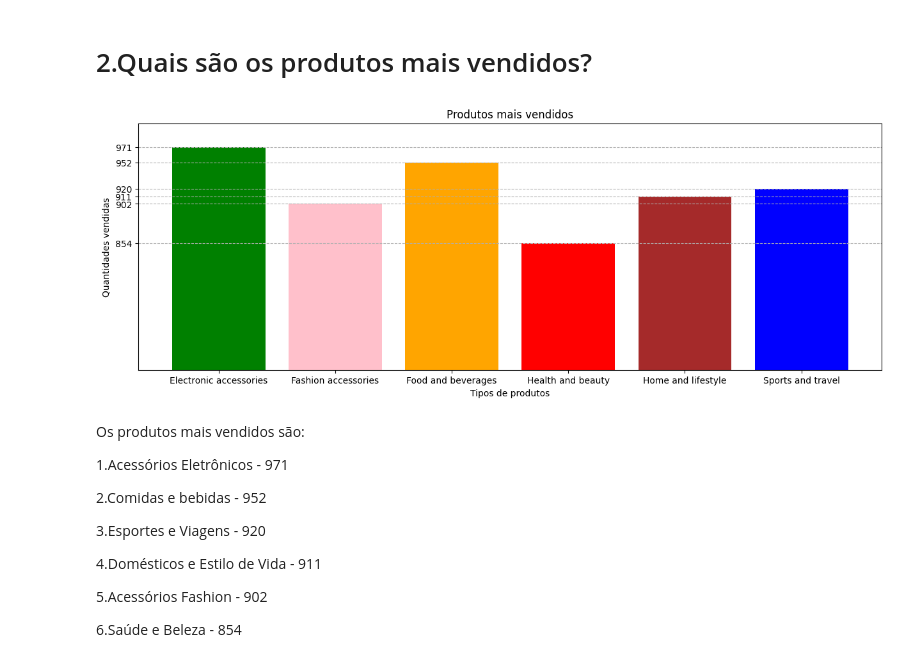
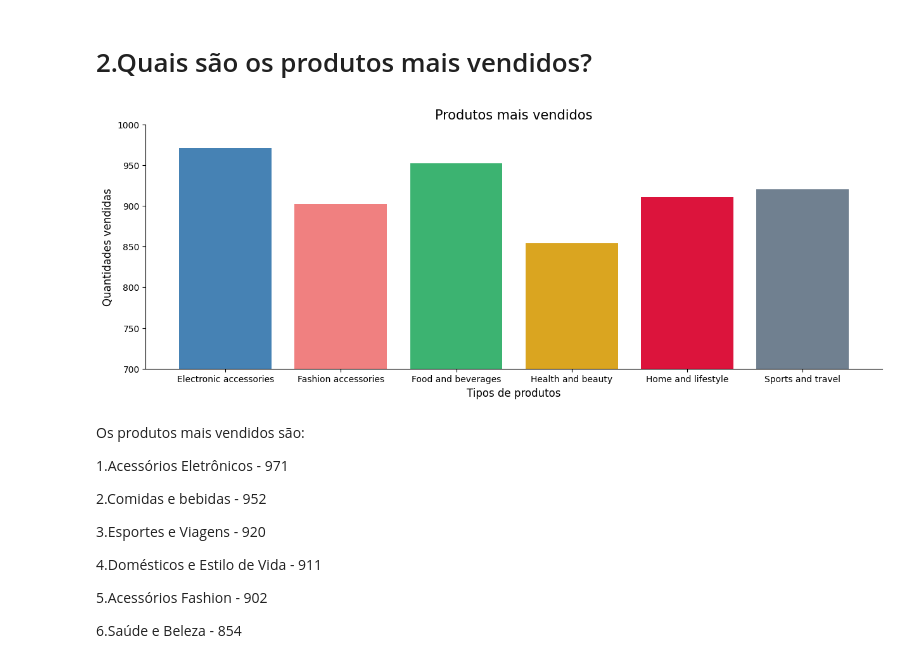
Before and after one commit to felipelib/Analise-Exploratoria-Supermercado, a Jupyter notebook: Análise Exploratória-Supermercado.ipynb, the cells around one changed output. Saved outputs shown, nothing was run; the diff lists cells and outputs as text; code cells hidden in the pictures.

```diff
--- a/Análise Exploratória-Supermercado.ipynb
+++ b/Análise Exploratória-Supermercado.ipynb
@@ -184,18 +191,24 @@ df2 = df.groupby('Product line')['Quantity'].sum().reset_index()
 # %%
 fig = plt.figure(figsize=(15,5))
 
-cores = ['green','pink','orange','red','brown', 'blue']
+cores = [
+    "steelblue",
+    "lightcoral",
+    "mediumseagreen",
+    "Goldenrod",
+    "Crimson",
+    "Slategray"]
 
 plt.bar(df2['Product line'], df2['Quantity'], color = cores)
-plt.yticks(df2['Quantity'])
 plt.ylim(700, 1000)
-plt.grid(axis='y', linestyle= '--')
-plt.ylabel("Quantidades vendidas")
-plt.xlabel("Tipos de produtos")
-plt.title("Produtos mais vendidos")
+plt.ylabel("Quantidades vendidas", fontsize = 12)
+plt.xlabel("Tipos de produtos", fontsize = 12)
+plt.title("Produtos mais vendidos", fontsize = 15)
+plt.gca().spines['top'].set_visible(False)
+plt.gca().spines['right'].set_visible(False)
 plt.show()
 # %% [output]
-[figure, old version]
+[figure, new version]
 # %% [markdown]
 Os produtos mais vendidos são:
 
```
Also changed, not shown: parts of 14 cells of this notebook.
